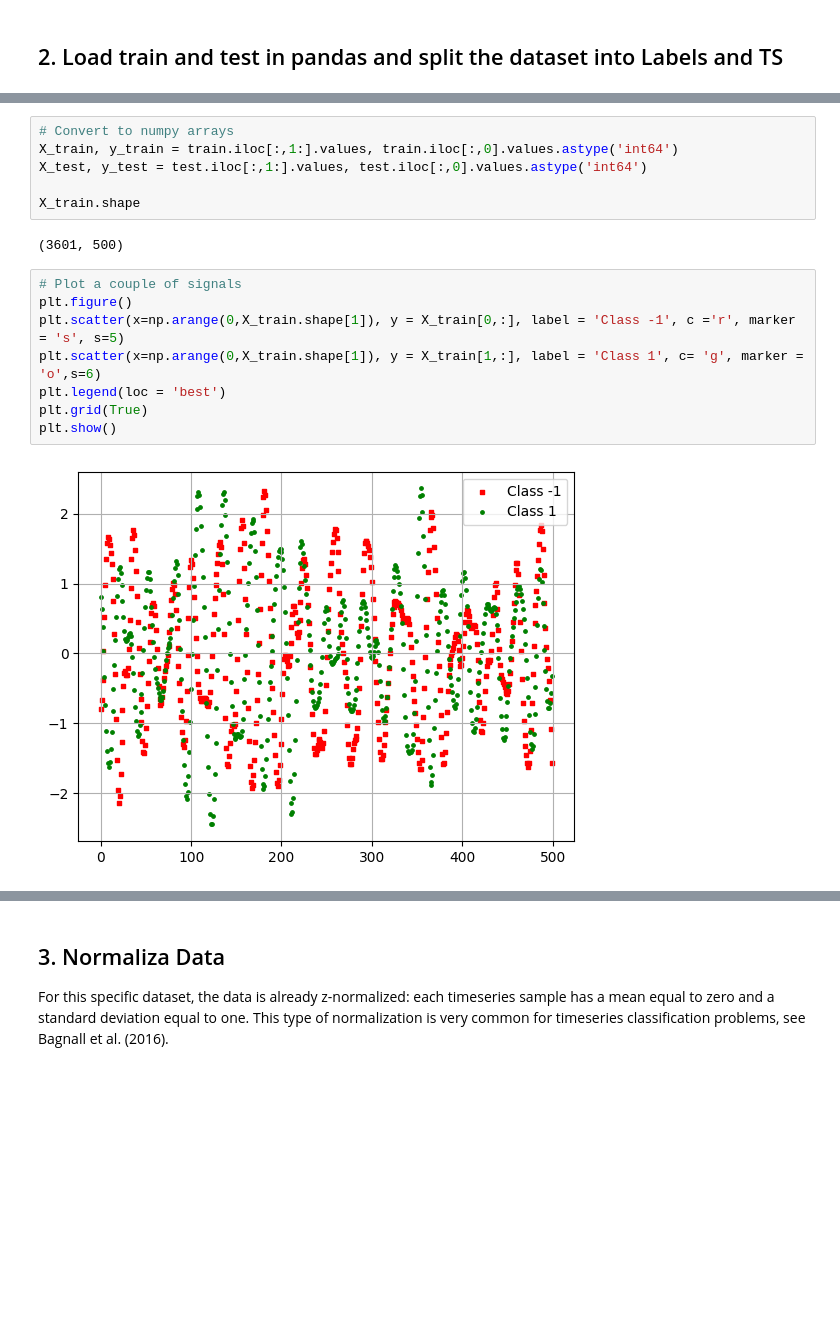
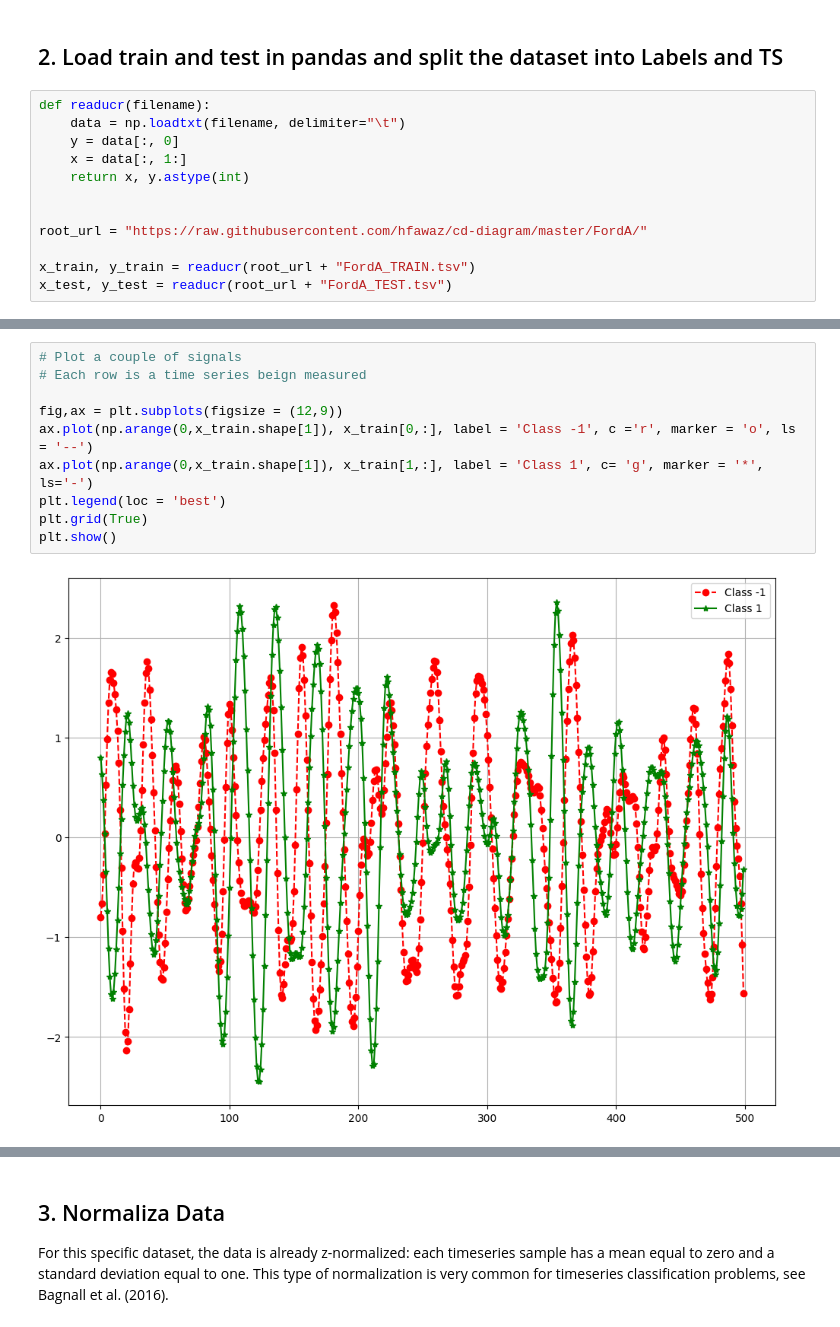
Before and after one commit to MarioRasconMerinoML/Machine_Learning, a Jupyter notebook: Time_Series_Anomaly_Detection/TS_Classification_from_Scratch_with_Keras/TS_Classification_from_Scratch_in_Keras.ipynb, the cells around one changed output, grey strips where cells are left out. Saved outputs shown, nothing was run; the diff lists cells and outputs as text; blank space fills up the shorter version.

```diff
--- a/Time_Series_Anomaly_Detection/TS_Classification_from_Scratch_with_Keras/TS_Classification_from_Scratch_in_Keras.ipynb
+++ b/Time_Series_Anomaly_Detection/TS_Classification_from_Scratch_with_Keras/TS_Classification_from_Scratch_in_Keras.ipynb
@@ -30,3 +62,15 @@ with zipfile.ZipFile(zip_path, "r") as f:
 # %% [markdown]
 ## 2. Load train and test in pandas and split the dataset into Labels and TS
+# %%
+def readucr(filename):
+    data = np.loadtxt(filename, delimiter="\t")
+    y = data[:, 0]
+    x = data[:, 1:]
+    return x, y.astype(int)
+
+
+root_url = "https://raw.githubusercontent.com/hfawaz/cd-diagram/master/FordA/"
+
+x_train, y_train = readucr(root_url + "FordA_TRAIN.tsv")
+x_test, y_test = readucr(root_url + "FordA_TEST.tsv")
 # %%
@@ -47,18 +92,12 @@ train.head()
-# %%
-# Convert to numpy arrays
-X_train, y_train = train.iloc[:,1:].values, train.iloc[:,0].values.astype('int64')
-X_test, y_test = test.iloc[:,1:].values, test.iloc[:,0].values.astype('int64')
-
-X_train.shape
-# %% [output]
-(3601, 500)
 # %%
 # Plot a couple of signals
-plt.figure()
-plt.scatter(x=np.arange(0,X_train.shape[1]), y = X_train[0,:], label = 'Class -1', c ='r', marker = 's', s=5)
-plt.scatter(x=np.arange(0,X_train.shape[1]), y = X_train[1,:], label = 'Class 1', c= 'g', marker = 'o',s=6)
+# Each row is a time series beign measured
+
+fig,ax = plt.subplots(figsize = (12,9))
+ax.plot(np.arange(0,x_train.shape[1]), x_train[0,:], label = 'Class -1', c ='r', marker = 'o', ls = '--')
+ax.plot(np.arange(0,x_train.shape[1]), x_train[1,:], label = 'Class 1', c= 'g', marker = '*', ls='-')
 plt.legend(loc = 'best')
 plt.grid(True)
 plt.show()
 # %% [output]
-[figure, old version]
+[figure, new version]
```
Also changed, not shown: parts of 31 cells of this notebook.
